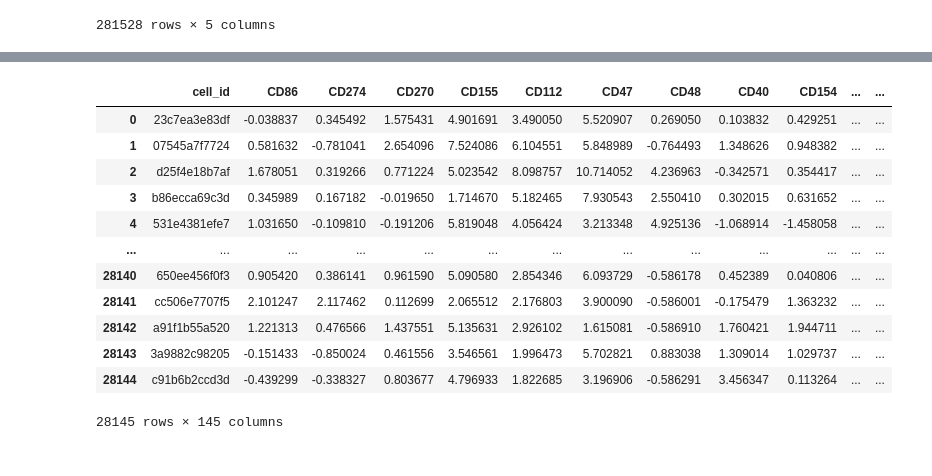
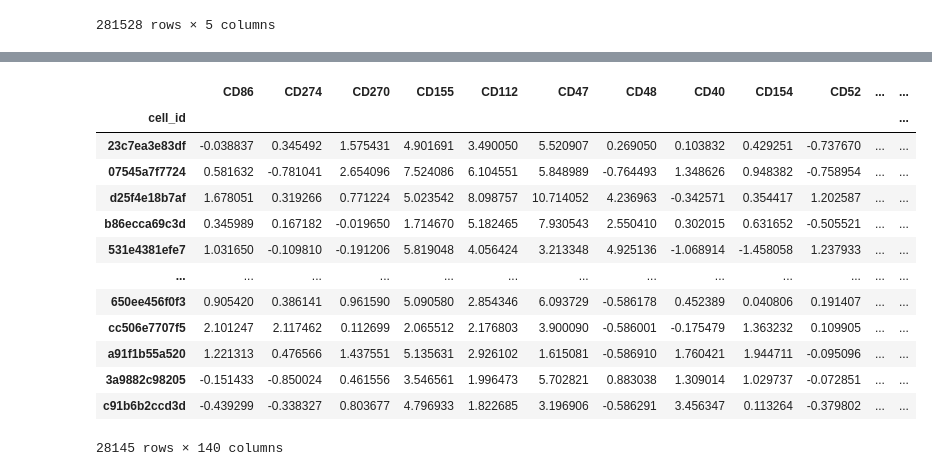
Before and after one commit to ink7-sudo/solution, a Jupyter notebook: cite_day4_test.ipynb, the cells around one changed output, grey strips where cells are left out. Saved outputs shown, nothing was run; the diff lists cells and outputs as text; code cells hidden in the pictures.

```diff
--- a/cite_day4_test.ipynb
+++ b/cite_day4_test.ipynb
@@ -77,23 +81,24 @@ merged_df
 # %%
-Y =  pd.read_hdf(FP_CITE_TRAIN_TARGETS).reset_index('cell_id')
-Y
-
+Y =  pd.read_hdf(FP_CITE_TRAIN_TARGETS)
 mergedy = pd.merge(Y, meta, on='cell_id')
+mergedy.drop(mergedy.columns[-4:], axis=1, inplace=True)
+mergedy.set_index('cell_id',inplace=True)
 mergedy
 # %% [output]
-|  | cell_id | CD86 | CD274 | CD270 | CD155 | CD112 | CD47 | CD48 | CD40 | CD154 | ... | ... |
-| 0 | 23c7ea3e83df | -0.038837 | 0.345492 | 1.575431 | 4.901691 | 3.490050 | 5.520907 | 0.269050 | 0.103832 | 0.429251 | ... | ... |
-| 1 | 07545a7f7724 | 0.581632 | -0.781041 | 2.654096 | 7.524086 | 6.104551 | 5.848989 | -0.764493 | 1.348626 | 0.948382 | ... | ... |
-| 2 | d25f4e18b7af | 1.678051 | 0.319266 | 0.771224 | 5.023542 | 8.098757 | 10.714052 | 4.236963 | -0.342571 | 0.354417 | ... | ... |
-| 3 | b86ecca69c3d | 0.345989 | 0.167182 | -0.019650 | 1.714670 | 5.182465 | 7.930543 | 2.550410 | 0.302015 | 0.631652 | ... | ... |
-| 4 | 531e4381efe7 | 1.031650 | -0.109810 | -0.191206 | 5.819048 | 4.056424 | 3.213348 | 4.925136 | -1.068914 | -1.458058 | ... | ... |
+|  | CD86 | CD274 | CD270 | CD155 | CD112 | CD47 | CD48 | CD40 | CD154 | CD52 | ... | ... |
+| cell_id |  |  |  |  |  |  |  |  |  |  |  | ... |
+| 23c7ea3e83df | -0.038837 | 0.345492 | 1.575431 | 4.901691 | 3.490050 | 5.520907 | 0.269050 | 0.103832 | 0.429251 | -0.737670 | ... | ... |
+| 07545a7f7724 | 0.581632 | -0.781041 | 2.654096 | 7.524086 | 6.104551 | 5.848989 | -0.764493 | 1.348626 | 0.948382 | -0.758954 | ... | ... |
+| d25f4e18b7af | 1.678051 | 0.319266 | 0.771224 | 5.023542 | 8.098757 | 10.714052 | 4.236963 | -0.342571 | 0.354417 | 1.202587 | ... | ... |
+| b86ecca69c3d | 0.345989 | 0.167182 | -0.019650 | 1.714670 | 5.182465 | 7.930543 | 2.550410 | 0.302015 | 0.631652 | -0.505521 | ... | ... |
+| 531e4381efe7 | 1.031650 | -0.109810 | -0.191206 | 5.819048 | 4.056424 | 3.213348 | 4.925136 | -1.068914 | -1.458058 | 1.237933 | ... | ... |
 | ... | ... | ... | ... | ... | ... | ... | ... | ... | ... | ... | ... | ... |
-| 28140 | 650ee456f0f3 | 0.905420 | 0.386141 | 0.961590 | 5.090580 | 2.854346 | 6.093729 | -0.586178 | 0.452389 | 0.040806 | ... | ... |
-| 28141 | cc506e7707f5 | 2.101247 | 2.117462 | 0.112699 | 2.065512 | 2.176803 | 3.900090 | -0.586001 | -0.175479 | 1.363232 | ... | ... |
-| 28142 | a91f1b55a520 | 1.221313 | 0.476566 | 1.437551 | 5.135631 | 2.926102 | 1.615081 | -0.586910 | 1.760421 | 1.944711 | ... | ... |
-| 28143 | 3a9882c98205 | -0.151433 | -0.850024 | 0.461556 | 3.546561 | 1.996473 | 5.702821 | 0.883038 | 1.309014 | 1.029737 | ... | ... |
-| 28144 | c91b6b2ccd3d | -0.439299 | -0.338327 | 0.803677 | 4.796933 | 1.822685 | 3.196906 | -0.586291 | 3.456347 | 0.113264 | ... | ... |
+| 650ee456f0f3 | 0.905420 | 0.386141 | 0.961590 | 5.090580 | 2.854346 | 6.093729 | -0.586178 | 0.452389 | 0.040806 | 0.191407 | ... | ... |
+| cc506e7707f5 | 2.101247 | 2.117462 | 0.112699 | 2.065512 | 2.176803 | 3.900090 | -0.586001 | -0.175479 | 1.363232 | 0.109905 | ... | ... |
+| a91f1b55a520 | 1.221313 | 0.476566 | 1.437551 | 5.135631 | 2.926102 | 1.615081 | -0.586910 | 1.760421 | 1.944711 | -0.095096 | ... | ... |
+| 3a9882c98205 | -0.151433 | -0.850024 | 0.461556 | 3.546561 | 1.996473 | 5.702821 | 0.883038 | 1.309014 | 1.029737 | -0.072851 | ... | ... |
+| c91b6b2ccd3d | -0.439299 | -0.338327 | 0.803677 | 4.796933 | 1.822685 | 3.196906 | -0.586291 | 3.456347 | 0.113264 | -0.379802 | ... | ... |
-28145 rows × 145 columns
+28145 rows × 140 columns
 # %%
 metaday = metadata[((metadata['day'] == 2) | (metadata['day'] == 3) ) & ( metadata['donor']!=27678)]
 meta = metaday[metaday['technology'] == 'citeseq']
```
Also changed, not shown: parts of 5 cells of this notebook.
